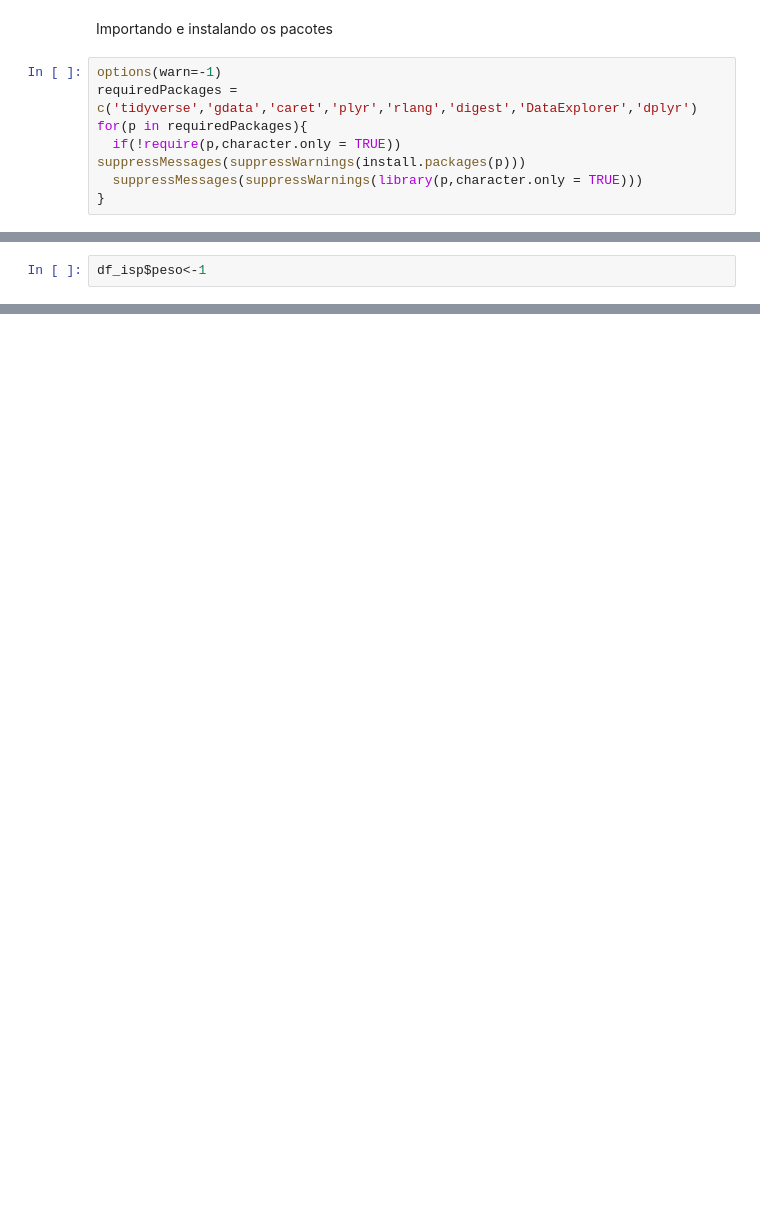
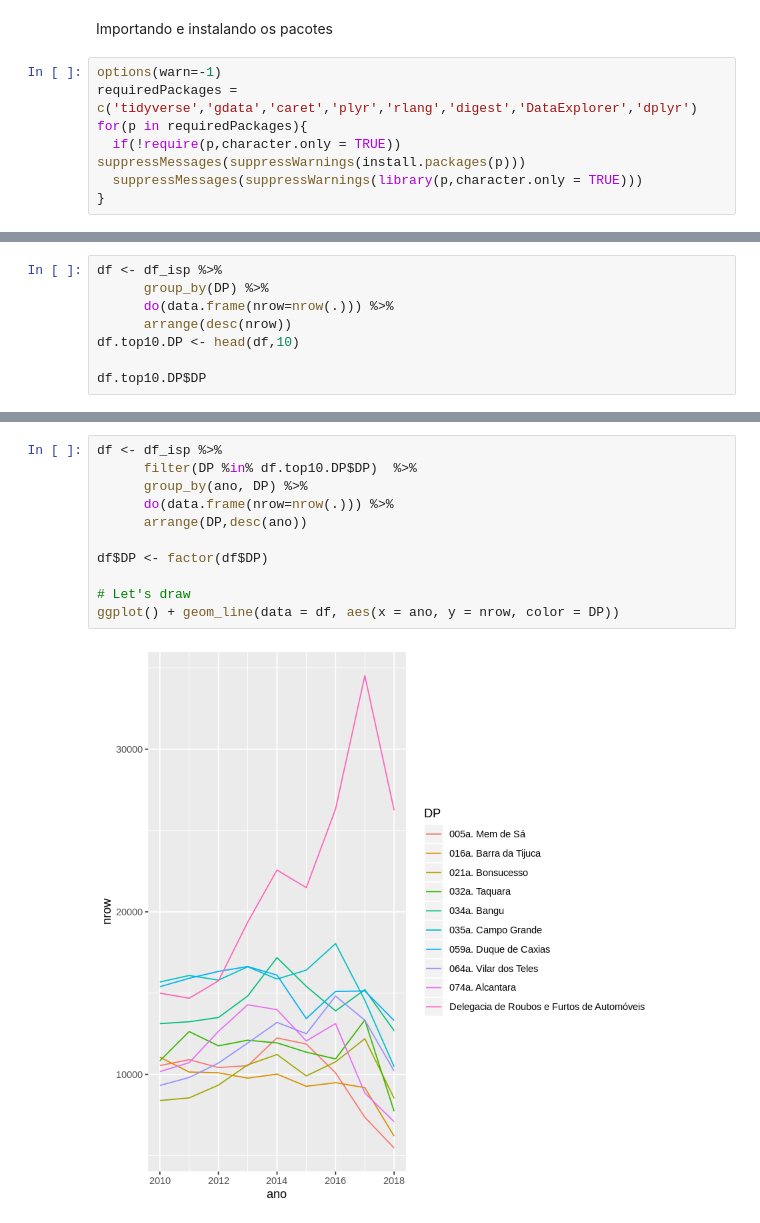
Before and after one commit to americofreitasjr/AnaliseSegurancaPublicaRJ, a Jupyter notebook: Step_3_ISP_estudo_da_serie_historica.ipynb, the cells around one changed output, grey strips where cells are left out. Cells and saved outputs as stored; diff of their text form; blank space fills up the shorter version.

```diff
--- a/Step_3_ISP_estudo_da_serie_historica.ipynb
+++ b/Step_3_ISP_estudo_da_serie_historica.ipynb
@@ -19,5 +19,3 @@ A data.frame: 1 × 9
 | rows | columns | discrete_columns | continuous_columns | all_missing_columns | total_missing_values | ... |
 | <int> | <int> | <int> | <int> | <int> | <int> | ... |
 | 5650461 | 23 | 21 | 2 | 0 | 0 | ... |
-# %%
-df_isp$peso<-1
@@ -47,0 +44,8 @@ A grouped_df: 5650461 × 25
+# %%
+df <- df_isp %>%
+      group_by(DP) %>%
+      do(data.frame(nrow=nrow(.))) %>%
+      arrange(desc(nrow))
+df.top10.DP <- head(df,10)
+
+df.top10.DP$DP
@@ -47,0 +66,13 @@ A grouped_df: 5650461 × 25
+# %%
+df <- df_isp %>%
+      filter(DP %in% df.top10.DP$DP)  %>%
+      group_by(ano, DP) %>%
+      do(data.frame(nrow=nrow(.))) %>%
+      arrange(DP,desc(ano))
+
+df$DP <- factor(df$DP)
+
+# Let's draw
+ggplot() + geom_line(data = df, aes(x = ano, y = nrow, color = DP))
+# %% [output]
+[figure, added]
```
Also changed, not shown: parts of 6 cells of this notebook.
